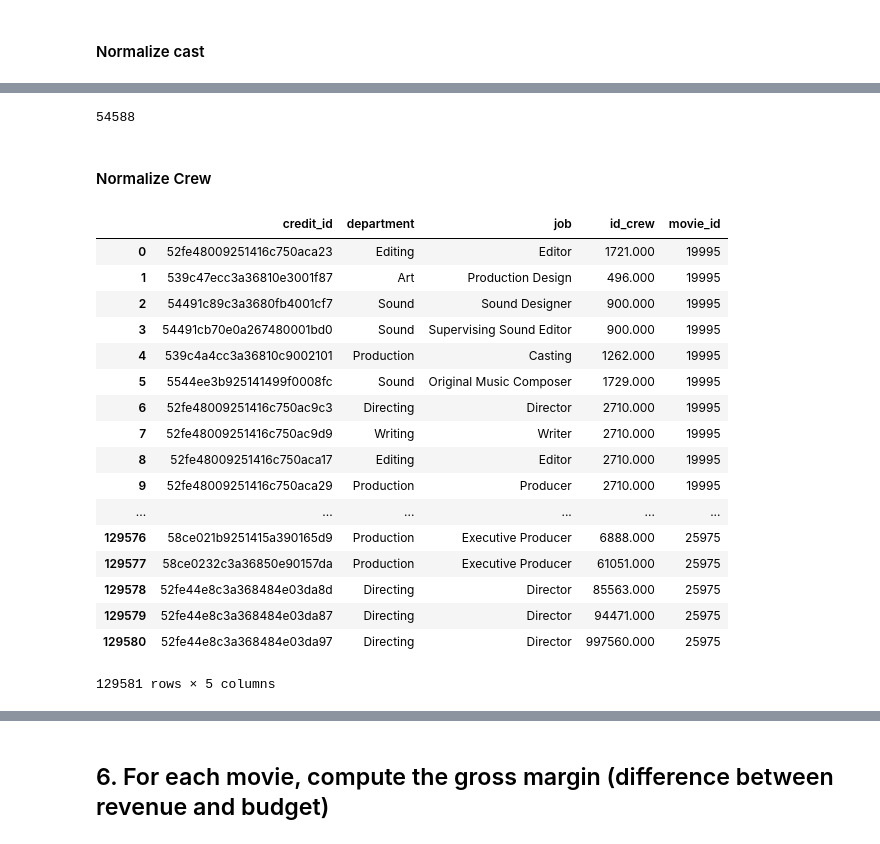
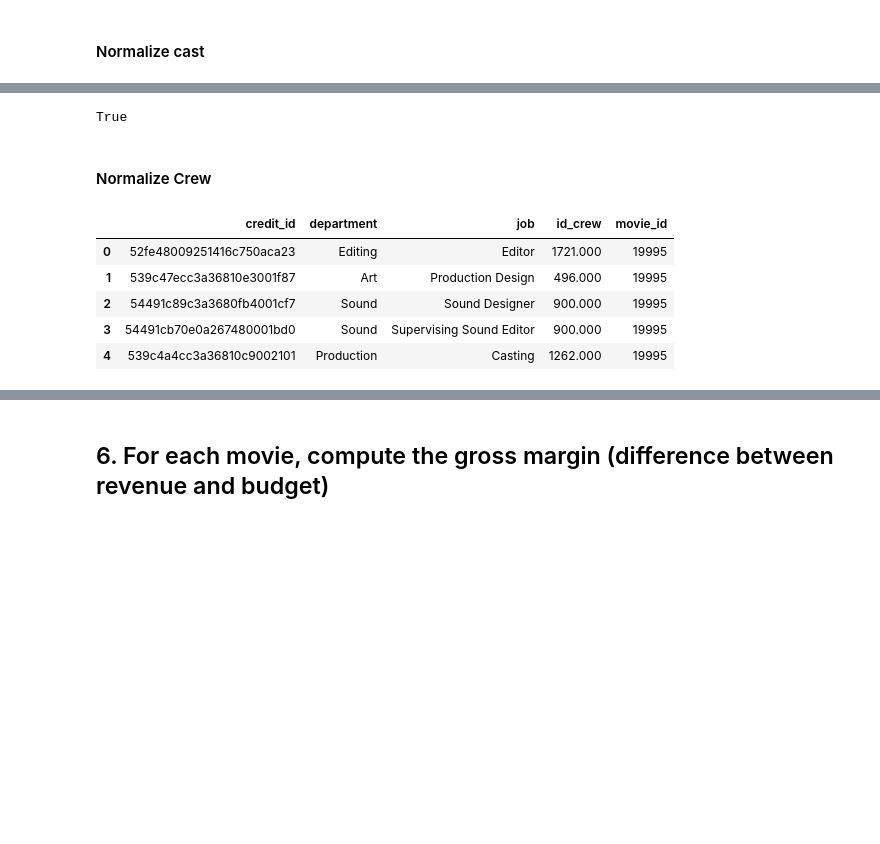
Before and after one commit to Comollo/Computer-Science, a Jupyter notebook: Computer_Science_Project.ipynb, the cells around one changed output, grey strips where cells are left out. Drawn from its saved outputs; the diff is of its cells as text; code cells hidden in the pictures; blank space fills up the shorter version.

```diff
--- a/Computer_Science_Project.ipynb
+++ b/Computer_Science_Project.ipynb
@@ -427,32 +384,20 @@ actor[["id_actor", "gender","name"]]
 # %%
-len(concatenate_cast.id_actor.unique()) #check unique value [FALLO PER TUTTI]
+len(concatenate_cast.id_actor.unique()) == actor.shape[0] #check unique values
 # %% [output]
-54588
+True
 # %% [markdown]
 #### Normalize Crew
 # %%
 concatenate_crew = concatenate_data(credits, "crew")
 concatenate_crew = concatenate_crew.rename(columns={"id": "id_crew"})
 crew = normalize_by_key(concatenate_crew, "credit_id")
-crew[["credit_id", "department", "job", "id_crew", "movie_id"]]
+crew[["credit_id", "department", "job", "id_crew", "movie_id"]].head()
 # %% [output]
 |  | credit_id | department | job | id_crew | movie_id |
 | 0 | 52fe48009251416c750aca23 | Editing | Editor | 1721.000 | 19995 |
 | 1 | 539c47ecc3a36810e3001f87 | Art | Production Design | 496.000 | 19995 |
 | 2 | 54491c89c3a3680fb4001cf7 | Sound | Sound Designer | 900.000 | 19995 |
 | 3 | 54491cb70e0a267480001bd0 | Sound | Supervising Sound Editor | 900.000 | 19995 |
 | 4 | 539c4a4cc3a36810c9002101 | Production | Casting | 1262.000 | 19995 |
-| 5 | 5544ee3b925141499f0008fc | Sound | Original Music Composer | 1729.000 | 19995 |
-| 6 | 52fe48009251416c750ac9c3 | Directing | Director | 2710.000 | 19995 |
-| 7 | 52fe48009251416c750ac9d9 | Writing | Writer | 2710.000 | 19995 |
-| 8 | 52fe48009251416c750aca17 | Editing | Editor | 2710.000 | 19995 |
-| 9 | 52fe48009251416c750aca29 | Production | Producer | 2710.000 | 19995 |
-| ... | ... | ... | ... | ... | ... |
-| 129576 | 58ce021b9251415a390165d9 | Production | Executive Producer | 6888.000 | 25975 |
-| 129577 | 58ce0232c3a36850e90157da | Production | Executive Producer | 61051.000 | 25975 |
-| 129578 | 52fe44e8c3a368484e03da8d | Directing | Director | 85563.000 | 25975 |
-| 129579 | 52fe44e8c3a368484e03da87 | Directing | Director | 94471.000 | 25975 |
-| 129580 | 52fe44e8c3a368484e03da97 | Directing | Director | 997560.000 | 25975 |
-129581 rows × 5 columns
 # %%
 crew = normalize_by_key(concatenate_crew, "id_crew")
```
Also changed, not shown: parts of 23 cells of this notebook, 2 other files.
